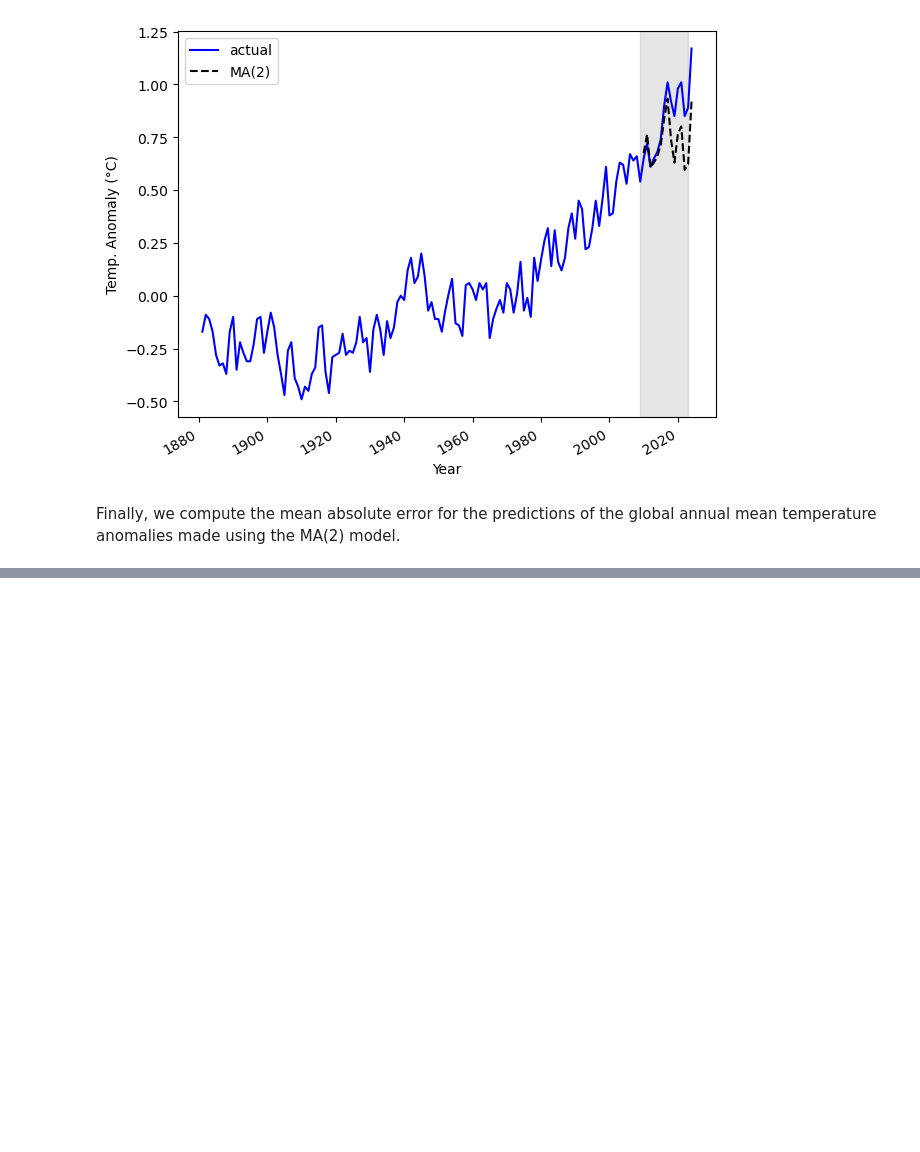
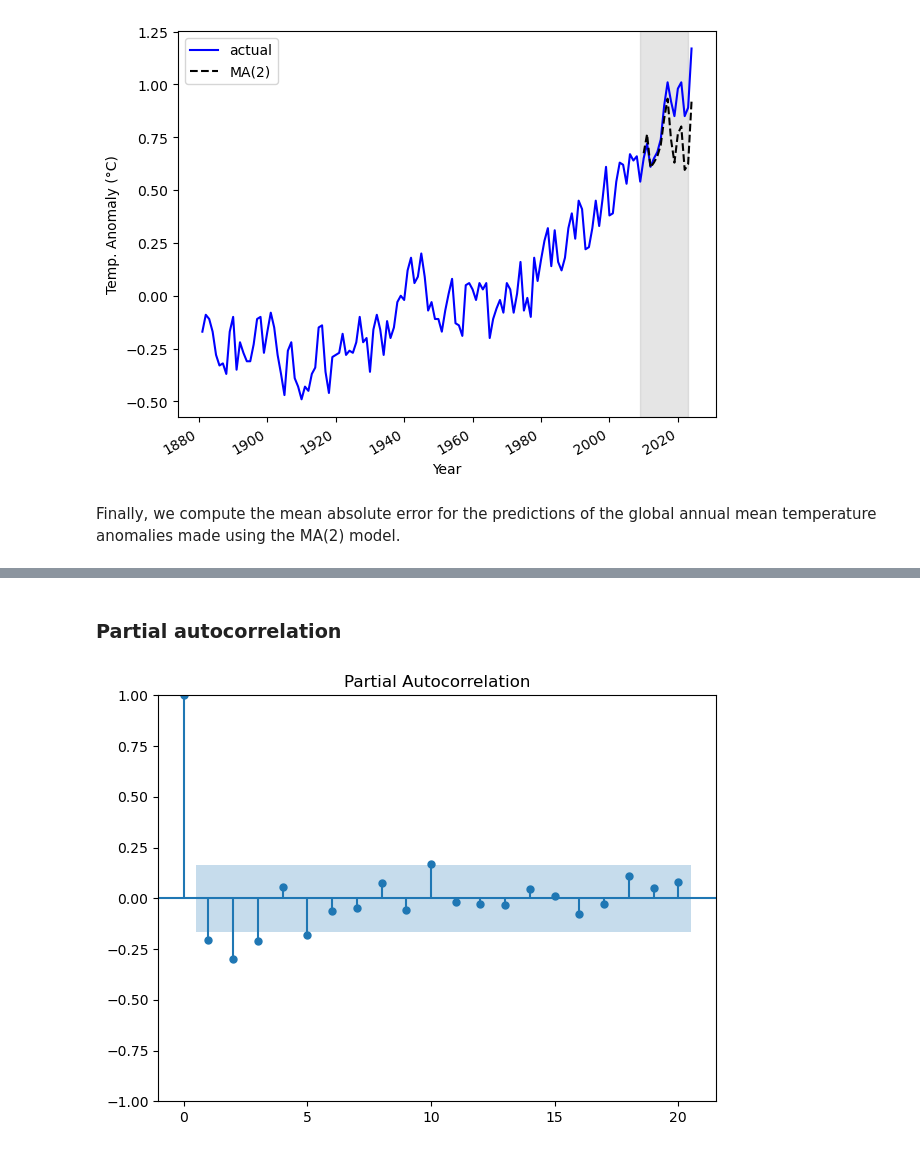
Before and after one commit to luigiselmi/climate, a Jupyter notebook: globaltemp/global_temperature_anomaly.ipynb, the cells around one changed output, grey strips where cells are left out. Cells and saved outputs as stored; diff of their text form; code cells hidden in the pictures; blank space fills up the shorter version.

```diff
--- a/globaltemp/global_temperature_anomaly.ipynb
+++ b/globaltemp/global_temperature_anomaly.ipynb
@@ -401,0 +426,9 @@ MSE for the predicitons of the Global Annuall Mean Temperature Anomalies: 0.125
+# %% [markdown]
+### Partial autocorrelation
+# %%
+from statsmodels.graphics.tsaplots import plot_pacf
+
+plot_pacf(giss_temp_diff_df, lags=20);
+plt.tight_layout()
+# %% [output]
+[figure, added]
```
Also changed, not shown: parts of 17 cells of this notebook.
